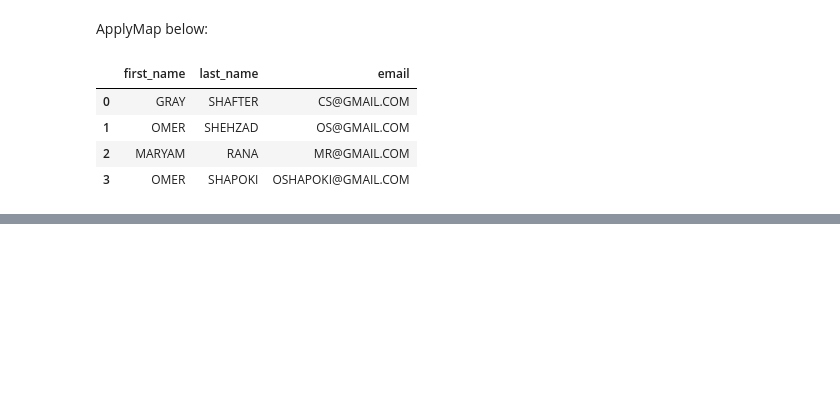
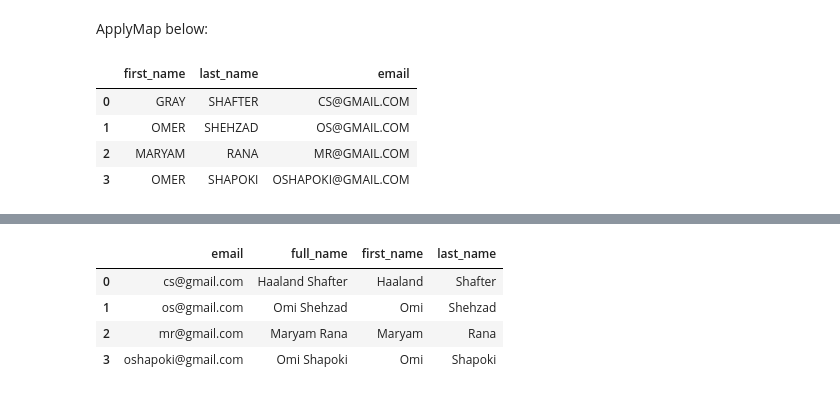
Before and after one commit to ranaomershehzad/bi_engineering, a Jupyter notebook: Python/Corey_Shafter/Pandas Project/02_code/dictionary.ipynb, the cells around one changed output, grey strips where cells are left out. Drawn from its saved outputs; the diff is of its cells as text; code cells hidden in the pictures; blank space fills up the shorter version.

```diff
--- a/Python/Corey_Shafter/Pandas Project/02_code/dictionary.ipynb
+++ b/Python/Corey_Shafter/Pandas Project/02_code/dictionary.ipynb
@@ -176,0 +188,10 @@ df2
+# %%
+df2[['first_name', 'last_name']] =  df2['full_name'].str.split(' ', expand=True)
+
+df2
+# %% [output]
+|  | email | full_name | first_name | last_name |
+| 0 | cs@gmail.com | Haaland Shafter | Haaland | Shafter |
+| 1 | os@gmail.com | Omi Shehzad | Omi | Shehzad |
+| 2 | mr@gmail.com | Maryam Rana | Maryam | Rana |
+| 3 | oshapoki@gmail.com | Omi Shapoki | Omi | Shapoki |
```
Also changed, not shown: parts of 5 cells of this notebook, 1 other file.
